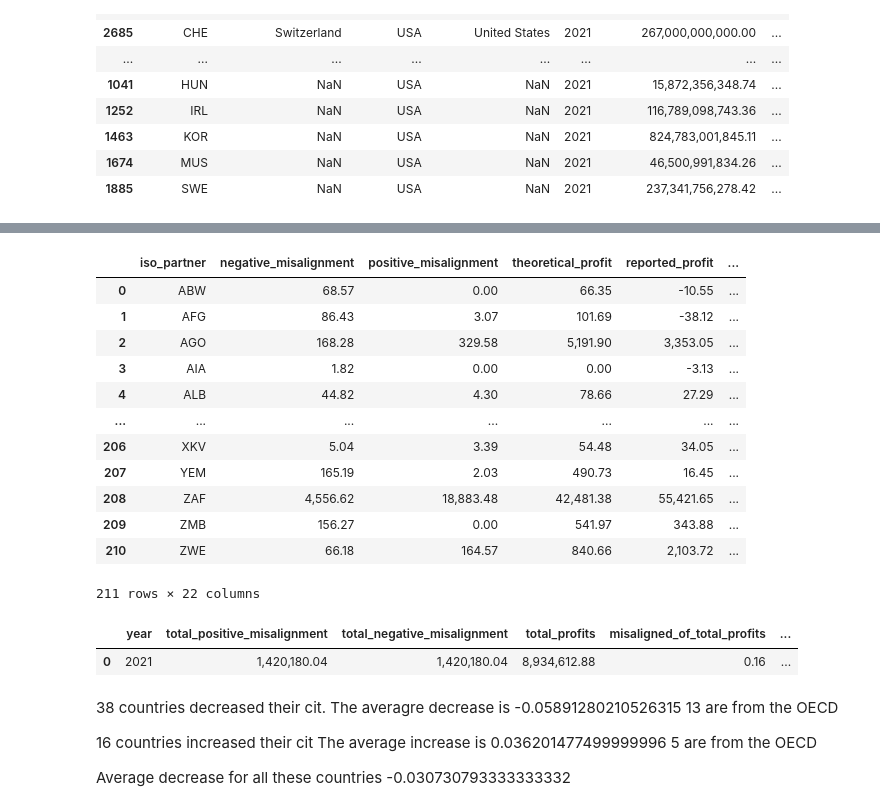
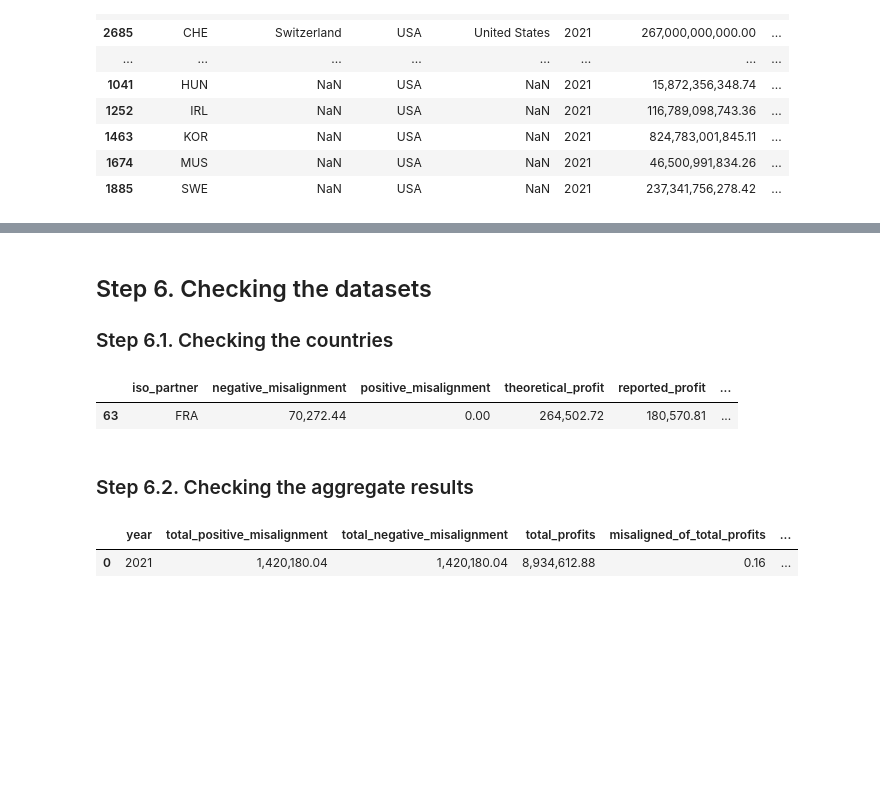
Before and after one commit to Tax-Justice-Network/unitary-taxation, a Jupyter notebook: src/3.6_estimate_profit_shifting_2021.ipynb, the cells around one changed output, grey strips where cells are left out. Saved outputs shown, nothing was run; the diff lists cells and outputs as text; code cells hidden in the pictures; blank space fills up the shorter version.

Commit message:
update Mario pre-publication

```diff
--- a/src/3.7_estimate_profit_shifting_mario_2021_robustness_check.ipynb
+++ b/src/3.6_estimate_profit_shifting_2021.ipynb
@@ -60,7 +60,12 @@ from config import *
 
 # Show columns and select data format
 pd.set_option('display.max_columns', None)
-pd.options.display.float_format = '{:,.2f}'.format
+#pd.set_option('display.max_rows', None)
+# Reset display.max_rows to default
+pd.reset_option('display.max_rows')
+
+
+pd.options.display.float_format = '{:,.8f}'.format
 # %% [output]
 [TJN TOOLS: Data processing] Module loaded.
 [TJN TOOLS: Other functions] Module loaded.
@@ -754,20 +738,15 @@ Year 2021: Positive Misalignment: 1420180.0438085557, Negative Misalignment: 142
+# %% [markdown]
+## Step 6. Checking the datasets
+
+### Step 6.1. Checking the countries
 # %%
 # Open the CSV file f'{output_tables}/Scaling_Mario/SOTJ_sample_2016.csv'
-sotj_2021_robustness_check = pd.read_csv(f'{output_tables}/Scaling_Mario/SOTJ_sample_countries_2021_robustness_check.csv')
+sotj_2021_countries = pd.read_csv(f'{output_tables}/Final_Full_CBCR_Datasets/SOTJ_sample_countries_2021.csv')
 
-sotj_2021_robustness_check
+sotj_2021_countries[sotj_2021_countries['iso_partner'] == 'FRA']
 # %% [output]
 |  | iso_partner | negative_misalignment | positive_misalignment | theoretical_profit | reported_profit | ... |
-| 0 | ABW | 68.57 | 0.00 | 66.35 | -10.55 | ... |
-| 1 | AFG | 86.43 | 3.07 | 101.69 | -38.12 | ... |
-| 2 | AGO | 168.28 | 329.58 | 5,191.90 | 3,353.05 | ... |
-| 3 | AIA | 1.82 | 0.00 | 0.00 | -3.13 | ... |
-| 4 | ALB | 44.82 | 4.30 | 78.66 | 27.29 | ... |
-| ... | ... | ... | ... | ... | ... | ... |
-| 206 | XKV | 5.04 | 3.39 | 54.48 | 34.05 | ... |
-| 207 | YEM | 165.19 | 2.03 | 490.73 | 16.45 | ... |
-| 208 | ZAF | 4,556.62 | 18,883.48 | 42,481.38 | 55,421.65 | ... |
-| 209 | ZMB | 156.27 | 0.00 | 541.97 | 343.88 | ... |
-| 210 | ZWE | 66.18 | 164.57 | 840.66 | 2,103.72 | ... |
+| 63 | FRA | 70,272.44 | 0.00 | 264,502.72 | 180,570.81 | ... |
-211 rows × 22 columns
+# %% [markdown]
+### Step 6.2. Checking the aggregate results
 # %%
@@ -776,15 +755,3 @@ sotj_aggregate_robustness_check
 # %% [output]
 |  | year | total_positive_misalignment | total_negative_misalignment | total_profits | misaligned_of_total_profits | ... |
 | 0 | 2021 | 1,420,180.04 | 1,420,180.04 | 8,934,612.88 | 0.16 | ... |
-# %% [markdown]
-38 countries decreased their cit.
-The averagre decrease is -0.05891280210526315
-13 are from the OECD
-
-
-16 countries increased their cit
-The average increase is 0.036201477499999996
-5 are from the OECD
-
-Average decrease for all these countries
--0.030730793333333332
```
Also changed, not shown: parts of 26 cells of this notebook, 37 other files.
